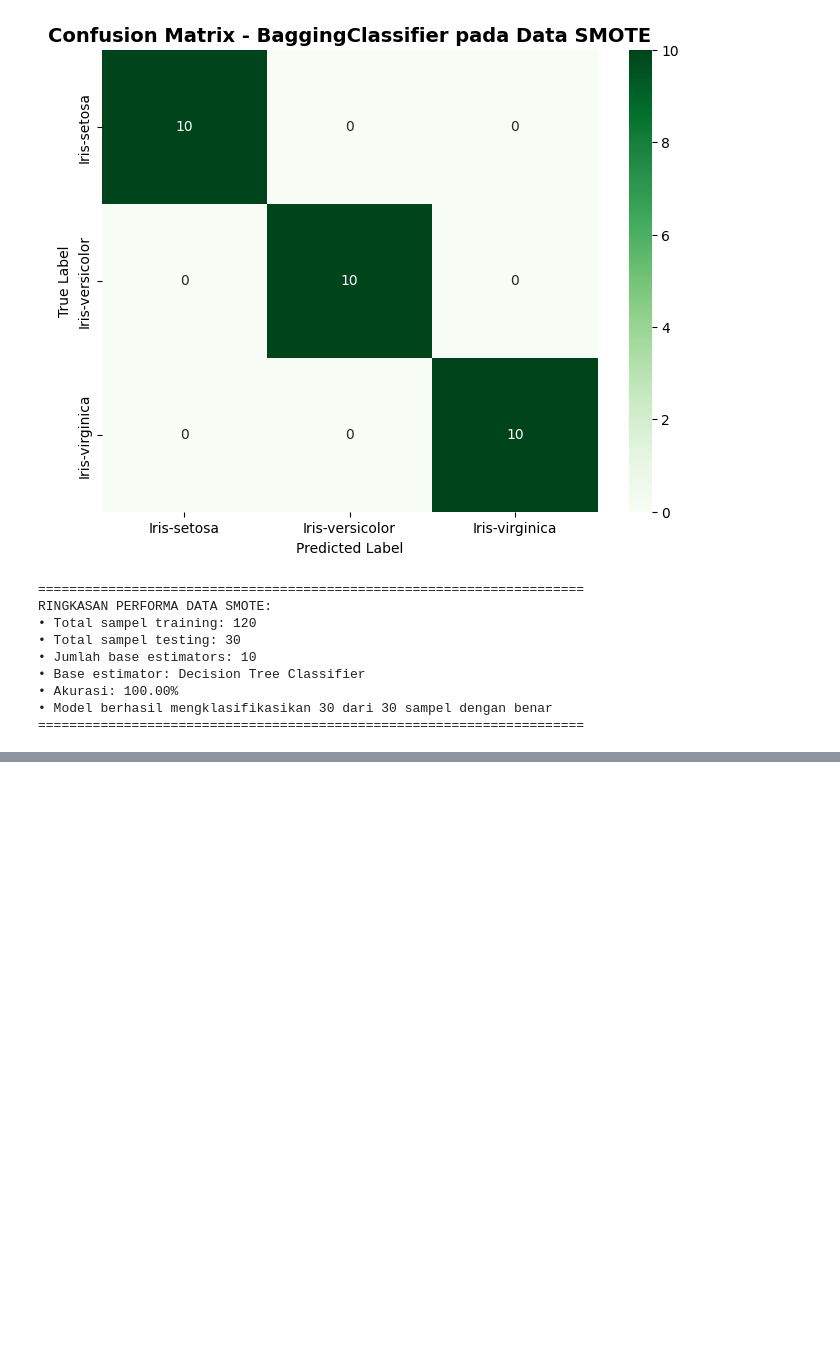
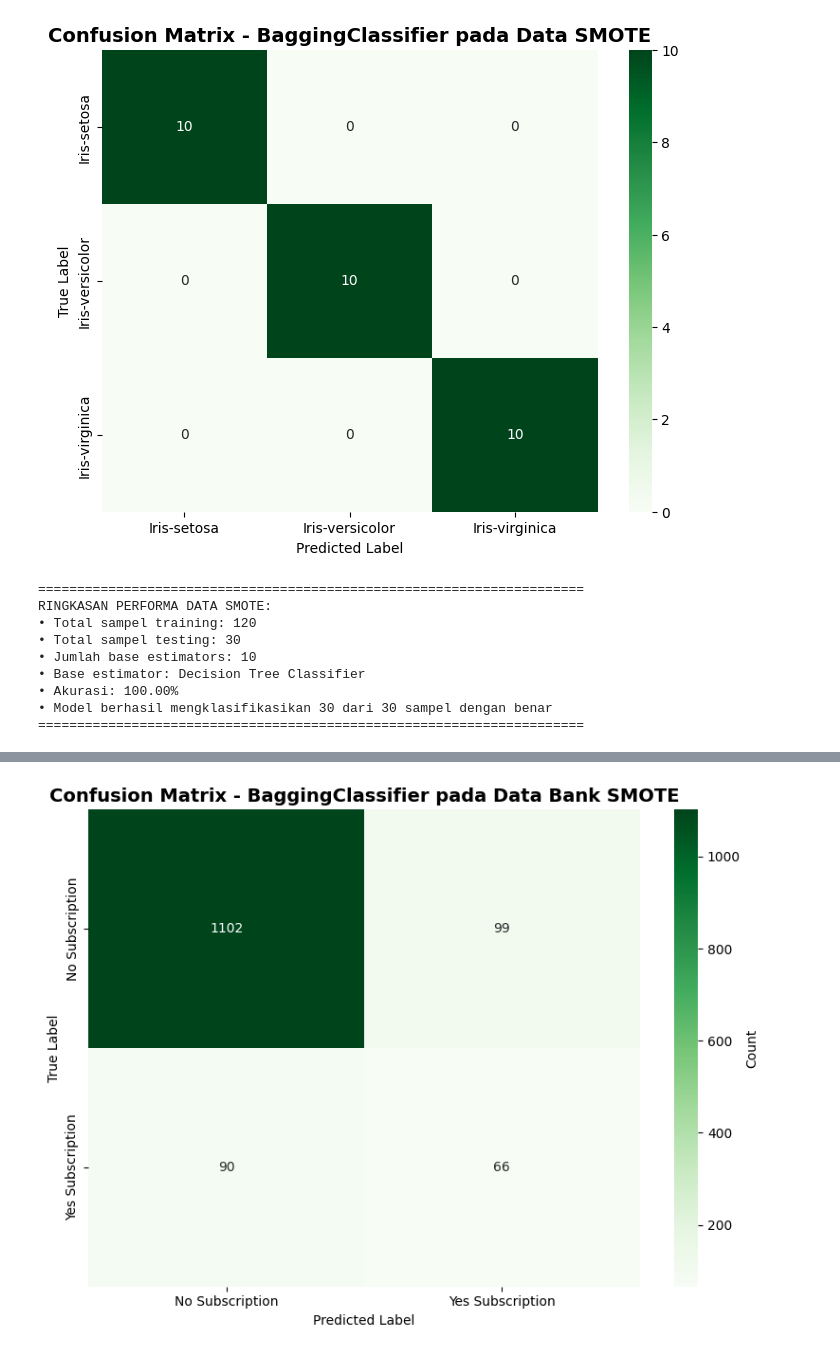
Before and after one commit to Imamgg/psd, a Jupyter notebook: psd/baggingClassifier.ipynb, the cells around one changed output, grey strips where cells are left out. Saved outputs shown, nothing was run; the diff lists cells and outputs as text; code cells hidden in the pictures; blank space fills up the shorter version.

```diff
--- a/psd/baggingClassifier.ipynb
+++ b/psd/baggingClassifier.ipynb
@@ -355,0 +658,65 @@ RINGKASAN PERFORMA DATA SMOTE:
+# %%
+print("BAGGING CLASSIFIER PADA DATA BANK SMOTE (SETELAH SMOTE)")
+
+# 1. Inisialisasi dan training model BaggingClassifier pada data SMOTE
+bagging_bank_smote = BaggingClassifier(
+    estimator=DecisionTreeClassifier(random_state=RANDOM_STATE),
+    n_estimators=10,
+    random_state=0,
+    bootstrap=True,
+)
+
+bagging_bank_smote.fit(X_train_bank_smote, y_train_bank_smote)
+
+# 2. Prediksi pada test set (menggunakan test set yang sama untuk perbandingan fair)
+y_pred_bank_smote = bagging_bank_smote.predict(X_test_bank_orig)
+
+# 3. Evaluasi performa
+accuracy_bank_smote = accuracy_score(y_test_bank_orig, y_pred_bank_smote)
+precision_bank_smote = precision_score(y_test_bank_orig, y_pred_bank_smote, average="weighted")
+recall_bank_smote = recall_score(y_test_bank_orig, y_pred_bank_smote, average="weighted")
+f1_bank_smote = f1_score(y_test_bank_orig, y_pred_bank_smote, average="weighted")
+
+# Evaluasi per class
+precision_per_class_smote = precision_score(y_test_bank_orig, y_pred_bank_smote, average=None)
+recall_per_class_smote = recall_score(y_test_bank_orig, y_pred_bank_smote, average=None)
+f1_per_class_smote = f1_score(y_test_bank_orig, y_pred_bank_smote, average=None)
+
+print(f"\nHASIL EVALUASI BAGGING CLASSIFIER PADA DATA BANK SMOTE:")
+print(f"Overall Accuracy:  {accuracy_bank_smote:.4f} ({accuracy_bank_smote*100:.2f}%)")
+print(f"Overall Precision: {precision_bank_smote:.4f} ({precision_bank_smote*100:.2f}%)")
+print(f"Overall Recall:    {recall_bank_smote:.4f} ({recall_bank_smote*100:.2f}%)")
+print(f"Overall F1-Score:  {f1_bank_smote:.4f} ({f1_bank_smote*100:.2f}%)")
+
+print(f"\nPERFORMA PER CLASS:")
+for i, class_name in enumerate(class_names):
+    print(f"  {class_name}:")
+    print(f"    Precision: {precision_per_class_smote[i]:.4f} ({precision_per_class_smote[i]*100:.2f}%)")
+    print(f"    Recall:    {recall_per_class_smote[i]:.4f} ({recall_per_class_smote[i]*100:.2f}%)")
+    print(f"    F1-Score:  {f1_per_class_smote[i]:.4f} ({f1_per_class_smote[i]*100:.2f}%)")
+
+print(f"\n\nCLASSIFICATION REPORT DETAIL:")
+print(classification_report(y_test_bank_orig, y_pred_bank_smote,
+                          target_names=['No Subscription', 'Yes Subscription']))
+
+# 4. Confusion Matrix
+print("CONFUSION MATRIX:")
+cm_bank_smote = confusion_matrix(y_test_bank_orig, y_pred_bank_smote)
+
+plt.figure(figsize=(8, 6))
+sns.heatmap(
+    cm_bank_smote,
+    annot=True,
+    fmt="d",
+    cmap="Greens",
+    xticklabels=['No Subscription', 'Yes Subscription'],
+    yticklabels=['No Subscription', 'Yes Subscription'],
+    cbar_kws={'label': 'Count'}
+)
+plt.title("Confusion Matrix - BaggingClassifier pada Data Bank SMOTE",
+          fontsize=14, fontweight="bold")
+plt.xlabel("Predicted Label")
+plt.ylabel("True Label")
+plt.tight_layout()
+plt.show()
+# %% [output]
@@ -355,0 +740 @@ RINGKASAN PERFORMA DATA SMOTE:
+[figure, added]
```
Also changed, not shown: parts of 9 cells of this notebook, 3 other files.
